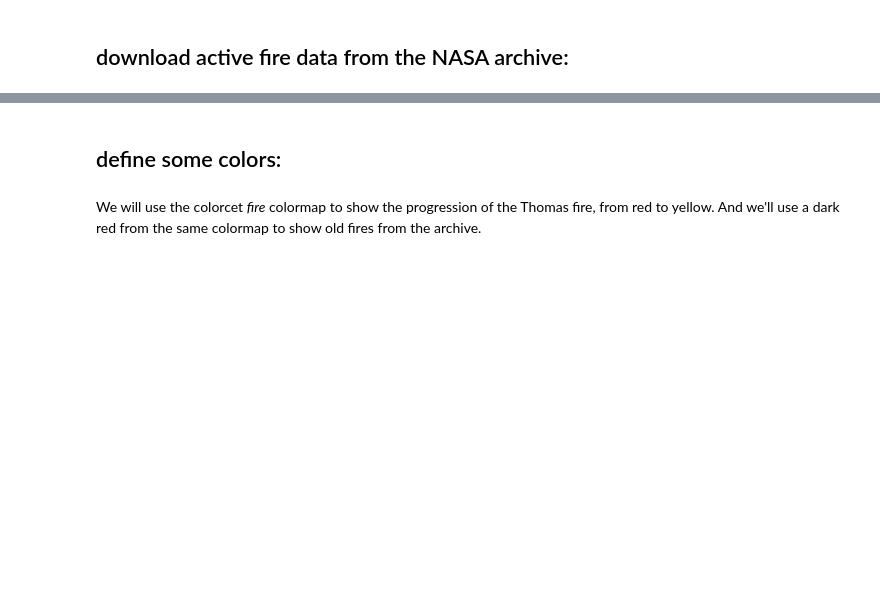
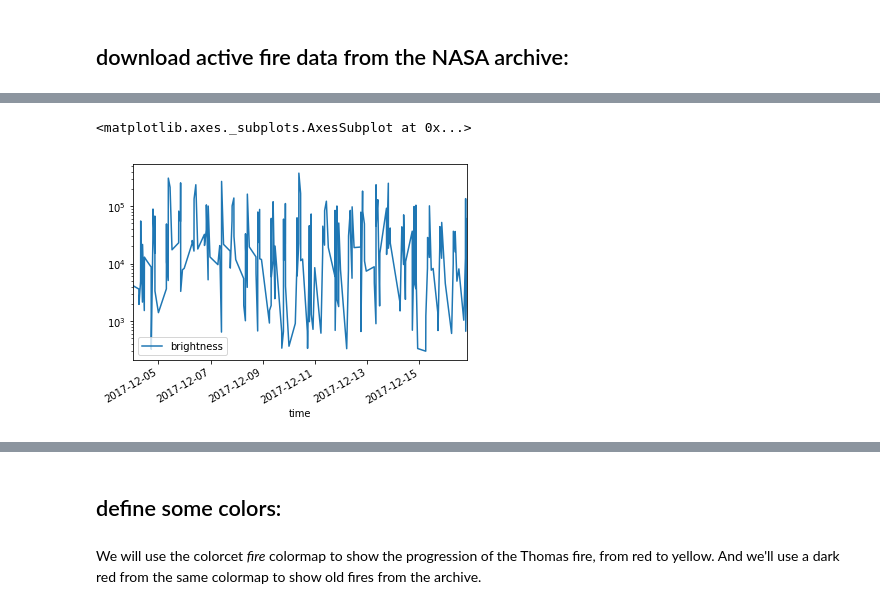
Before and after one commit to mkmcc/ThomasFire, a Jupyter notebook: Thomas Fire.ipynb, the cells around one changed output, grey strips where cells are left out. Saved outputs shown, nothing was run; the diff lists cells and outputs as text; code cells hidden in the pictures; blank space fills up the shorter version.

```diff
--- a/Thomas Fire.ipynb
+++ b/Thomas Fire.ipynb
@@ -55 +56,24 @@ print len(modis_archive), len(viirs_archive)
 12676 12718
+# %%
+df = thomas_fire_viirs
+
+def combine_date_time(df, datecol, timecol):
+    def parse_time(t):
+        m = t % 100
+        h = t / 100
+
+        return "{0:02d}:{1:02d}:00".format(h, m)
+
+    return df.apply(lambda row: row[datecol] + ' ' + parse_time(row[timecol]),
+                    axis=1)
+
+obs_times = pd.to_datetime(combine_date_time(df, 'acq_date', 'acq_time'), utc=True)
+
+bright = pd.DataFrame({'brightness' : df['bright_ti4'].values, 'time' : obs_times})
+
+bright = bright.groupby(['time'], as_index=True).sum()
+
+bright.plot(logy=True)
+# %% [output]
+<matplotlib.axes._subplots.AxesSubplot at 0x...>
+[figure, added]
```
Also changed, not shown: parts of 15 cells of this notebook, 7 other files.
